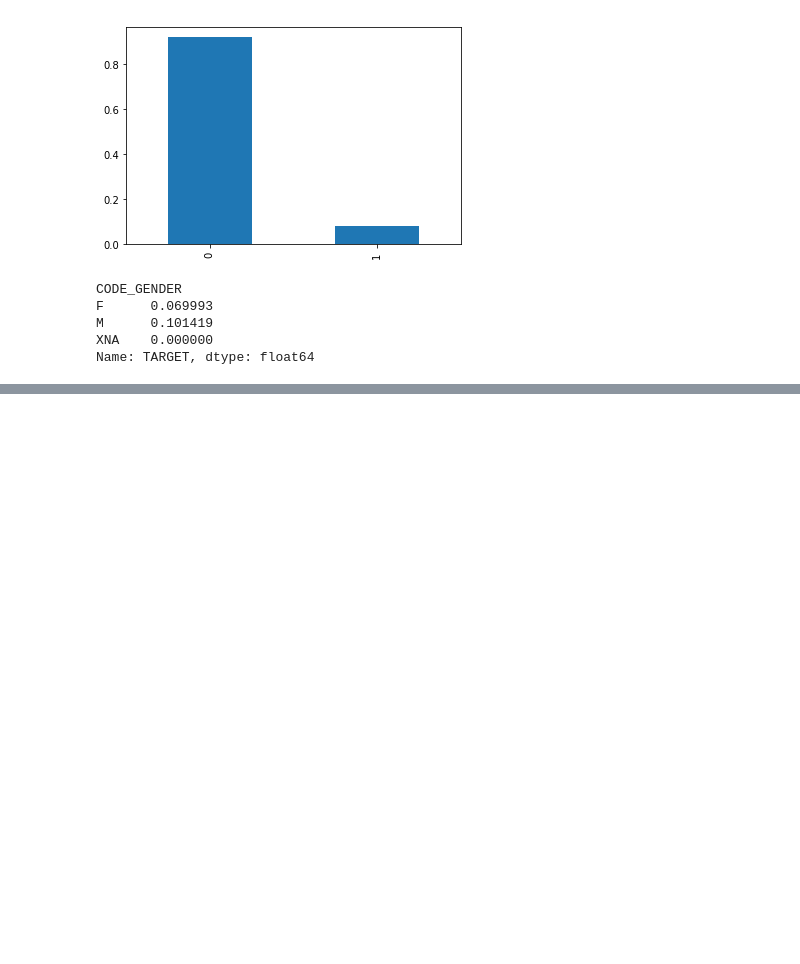
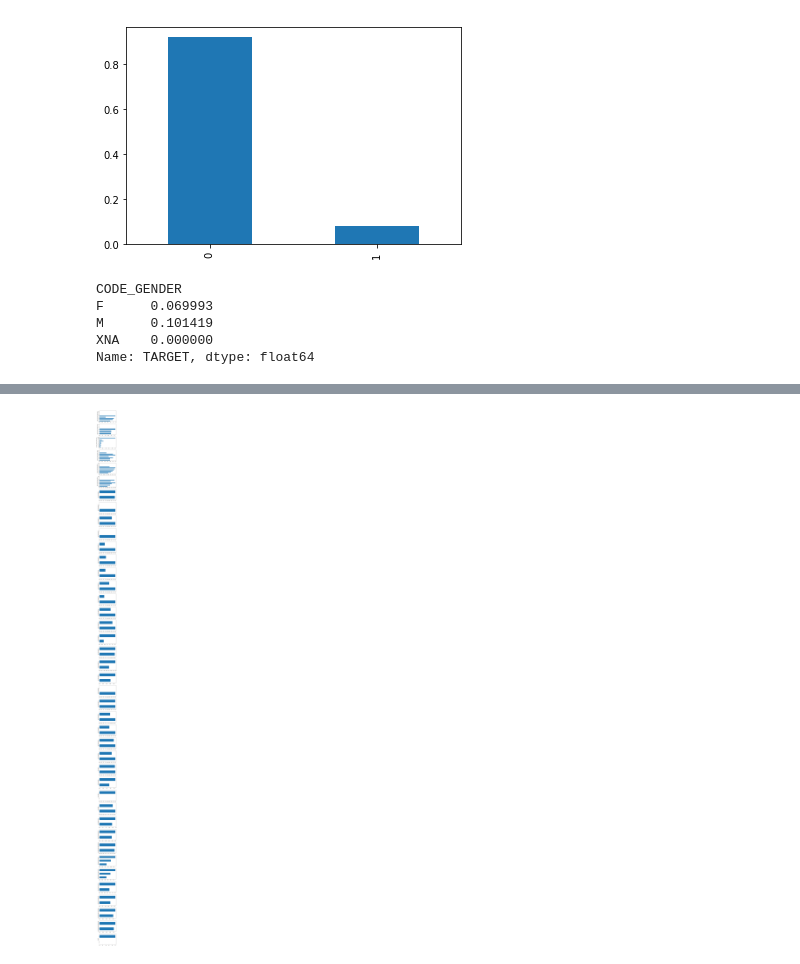
Before and after one commit to jack89roberts/kaggle-home-credit-default-risk, a Jupyter notebook: home_credit_default_risk.ipynb, the cells around one changed output, grey strips where cells are left out. Cells and saved outputs as stored; diff of their text form; code cells hidden in the pictures; blank space fills up the shorter version.

```diff
--- a/home_credit_default_risk.ipynb
+++ b/home_credit_default_risk.ipynb
@@ -53,0 +152,11 @@ Name: TARGET, dtype: float64
+# %%
+# plot discrete variables
+fcols = 1
+frows = ceil(len(cols_discrete)/fcols)
+plt.figure(figsize=(5,4*frows))
+
+for i,col in enumerate(cols_discrete):
+    plt.subplot(frows,fcols,i+1)
+    df.groupby(col).TARGET.mean().plot.barh()
+# %% [output]
+[figure, added]
```
Also changed, not shown: parts of 17 cells of this notebook.
